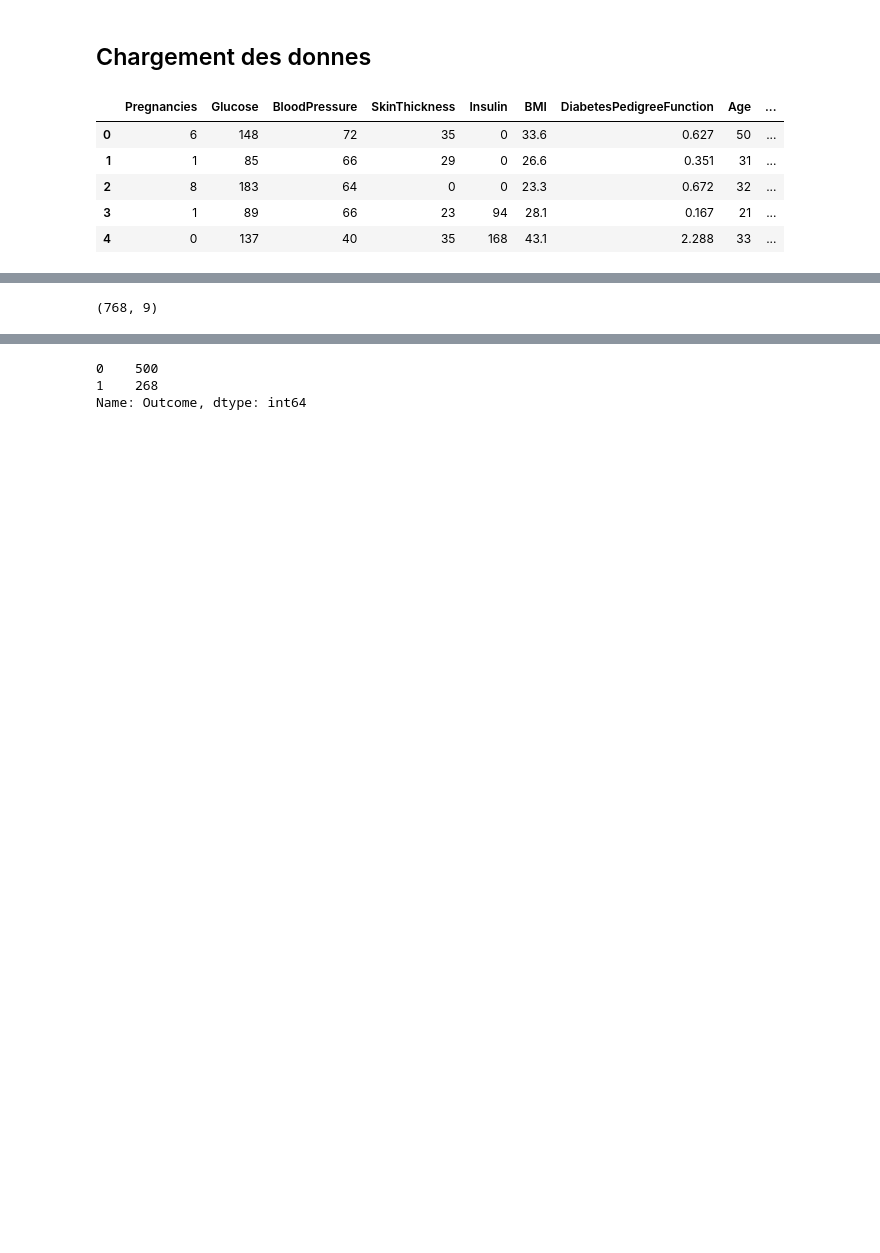
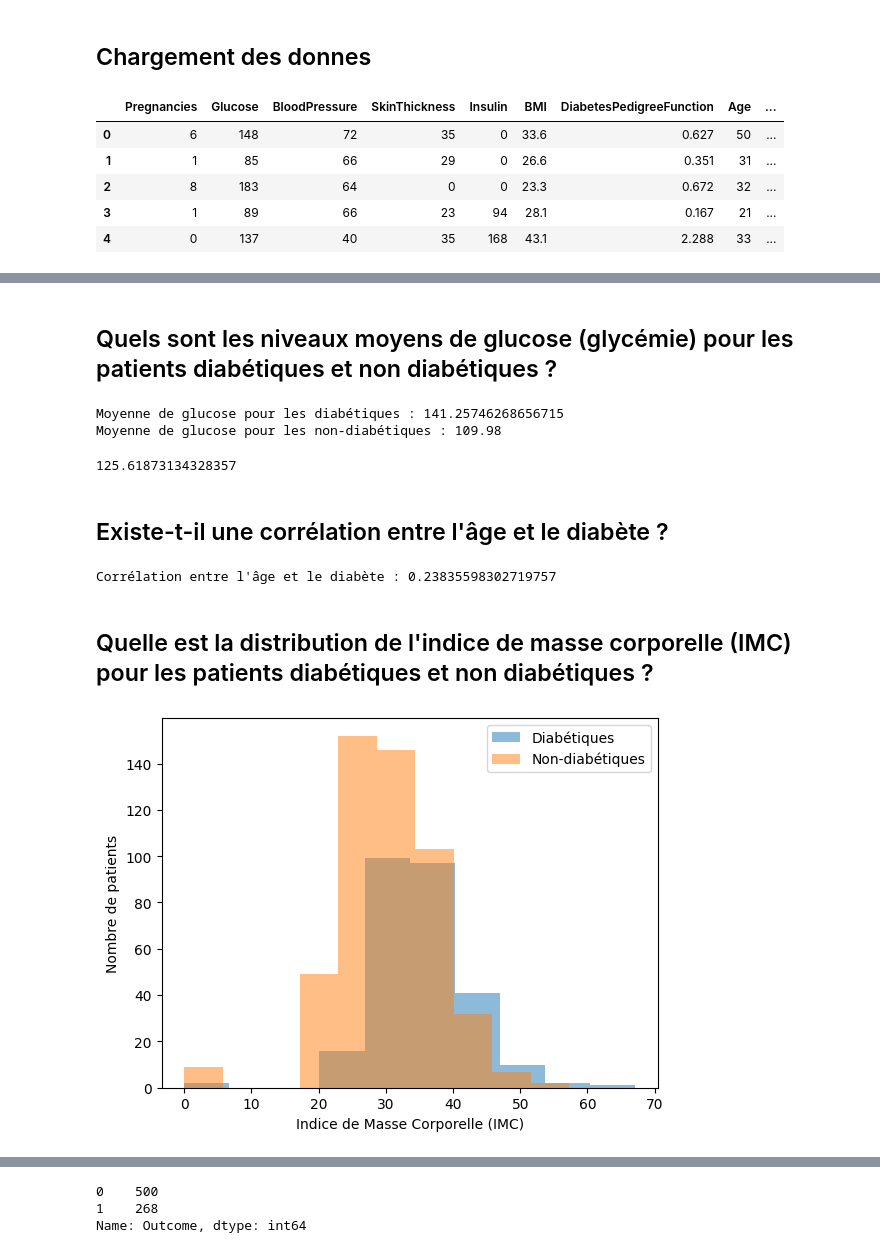
Before and after one commit to noungajo/diabetes_prediction_project, a Jupyter notebook: diabetes_detection.ipynb, the cells around one changed output, grey strips where cells are left out. Saved outputs shown, nothing was run; the diff lists cells and outputs as text; code cells hidden in the pictures; blank space fills up the shorter version.

```diff
--- a/diabetes_detection.ipynb
+++ b/diabetes_detection.ipynb
@@ -26,4 +35,35 @@ data.head()
+# %% [markdown]
+## Quels sont les niveaux moyens de glucose (glycémie) pour les patients diabétiques et non diabétiques ?
+# %%
+# Calcul de la moyenne de glucose pour les patients diabétiques et non diabétiques
+mean_glucose_diabetic = data[data['Outcome'] == 1]['Glucose'].mean()
+mean_glucose_non_diabetic = data[data['Outcome'] == 0]['Glucose'].mean()
+print("Moyenne de glucose pour les diabétiques :", mean_glucose_diabetic)
+print("Moyenne de glucose pour les non-diabétiques :", mean_glucose_non_diabetic)
+(mean_glucose_diabetic+mean_glucose_non_diabetic)/2
+# %% [output]
+Moyenne de glucose pour les diabétiques : 141.25746268656715
+Moyenne de glucose pour les non-diabétiques : 109.98
+125.61873134328357
+# %% [markdown]
+## Existe-t-il une corrélation entre l'âge et le diabète ?
+# %%
+# Calcul de la corrélation entre l'âge et le diabète
+correlation_age_diabetes = data['Age'].corr(data['Outcome'])
+print("Corrélation entre l'âge et le diabète :", correlation_age_diabetes)# je peux eventuellement poser la question pour toute autre caracteristique
+# %% [output]
+Corrélation entre l'âge et le diabète : 0.23835598302719757
+# %% [markdown]
+## Quelle est la distribution de l'indice de masse corporelle (IMC) pour les patients diabétiques et non diabétiques ?
 # %%
-data.shape
+# Créez des graphiques de distribution de l'IMC pour les deux groupes
+import matplotlib.pyplot as plt
+
+data[data['Outcome'] == 1]['BMI'].plot(kind='hist', alpha=0.5, label='Diabétiques')
+data[data['Outcome'] == 0]['BMI'].plot(kind='hist', alpha=0.5, label='Non-diabétiques')
+plt.legend()
+plt.xlabel('Indice de Masse Corporelle (IMC)')
+plt.ylabel('Nombre de patients')
+plt.show()
 # %% [output]
-(768, 9)
+[figure, added]
```
Also changed, not shown: parts of 32 cells of this notebook.
